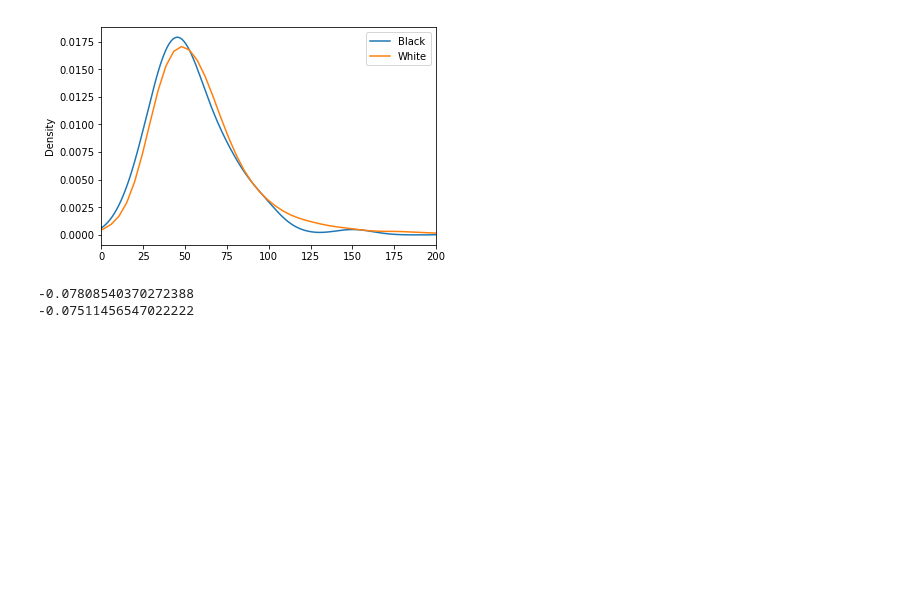
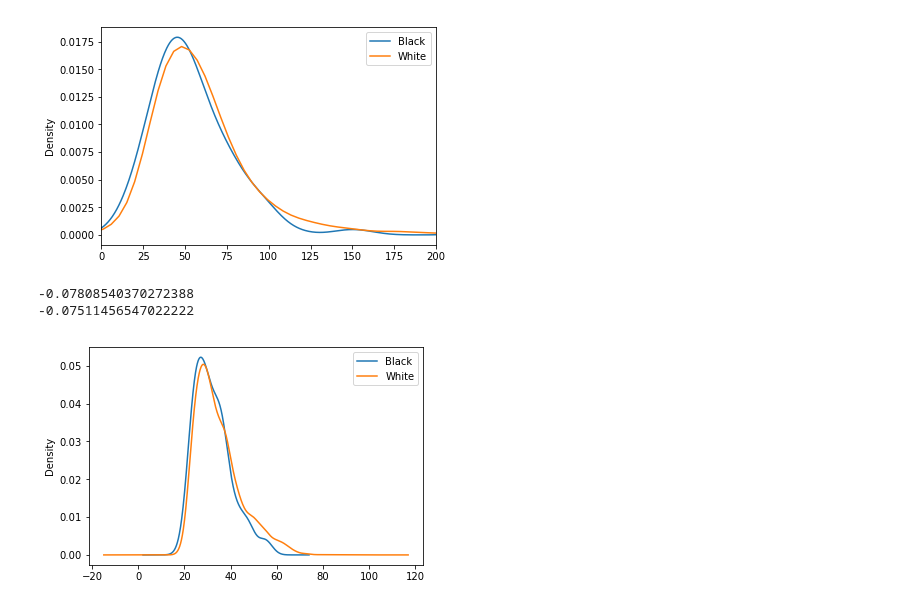
Before and after one commit to whoisnnamdi/black-dev-2020, a Jupyter notebook: code/notebook.ipynb, the cells around one changed output. Saved outputs shown, nothing was run; the diff lists cells and outputs as text; code cells hidden in the pictures; blank space fills up the shorter version.

```diff
--- a/code/notebook.ipynb
+++ b/code/notebook.ipynb
@@ -108,3 +105,10 @@ plt.show()
 # %%
 print(data[data["Gender_Woman"]].Wage.mean() - data[~data["Gender_Woman"]].Wage.mean())
 print(np.exp(data[data["Gender_Woman"]].Wage.mean() - data[~data["Gender_Woman"]].Wage.mean()) - 1)
+# %%
+data[data["Ethnicity"].str.contains("Black")].Age.plot.kde()
+data[data["Ethnicity"].str.contains("White")].Age.plot.kde()
+plt.legend(["Black", "White"])
+plt.show()
+# %% [output]
+[figure, added]
```
Also changed, not shown: parts of 4 cells of this notebook, 1 other file.
